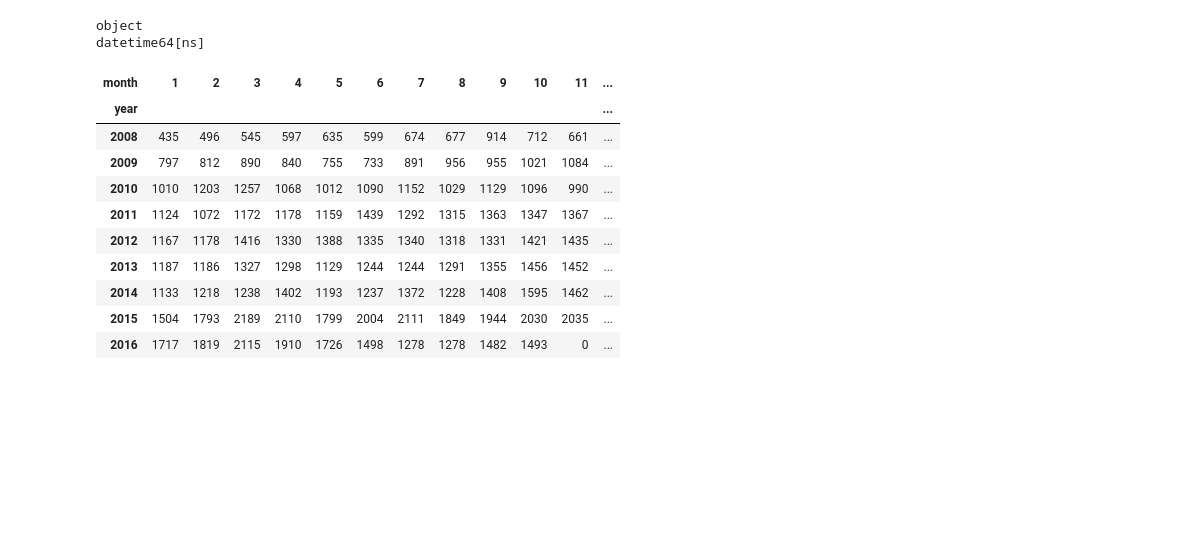
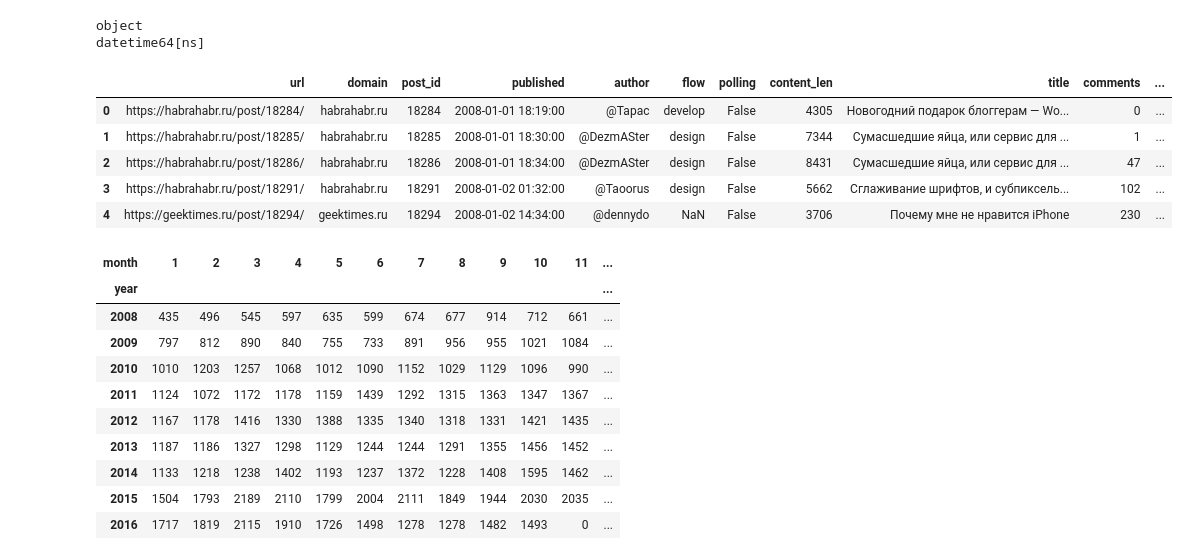
Before and after one commit to Maksim4344511/Data_science1, a Jupyter notebook: howpop_train.ipynb, the cells around one changed output. Saved outputs shown, nothing was run; the diff lists cells and outputs as text; code cells hidden in the pictures; blank space fills up the shorter version.

```diff
--- a/howpop_train.ipynb
+++ b/howpop_train.ipynb
@@ -74,9 +74,17 @@ datetime64[ns]
 # %%
 df["year"] = [d.year for d in df.published]
 df["month"] = [d.month for d in df.published]
 
 df["dayofweek"] = [d.isoweekday() for d in df.published]
 df["hour"] = [d.hour for d in df.published]
+df.head()
+# %% [output]
+|  | url | domain | post_id | published | author | flow | polling | content_len | title | comments | ... |
+| 0 | https://habrahabr.ru/post/18284/ | habrahabr.ru | 18284 | 2008-01-01 18:19:00 | @Tapac | develop | False | 4305 | Новогодний подарок блоггерам — Wo... | 0 | ... |
+| 1 | https://habrahabr.ru/post/18285/ | habrahabr.ru | 18285 | 2008-01-01 18:30:00 | @DezmASter | design | False | 7344 | Сумасшедшие яйца, или сервис для ... | 1 | ... |
+| 2 | https://habrahabr.ru/post/18286/ | habrahabr.ru | 18286 | 2008-01-01 18:34:00 | @DezmASter | design | False | 8431 | Сумасшедшие яйца, или сервис для ... | 47 | ... |
+| 3 | https://habrahabr.ru/post/18291/ | habrahabr.ru | 18291 | 2008-01-02 01:32:00 | @Taoorus | design | False | 5662 | Сглаживание шрифтов, и субпиксель... | 102 | ... |
+| 4 | https://geektimes.ru/post/18294/ | geektimes.ru | 18294 | 2008-01-02 14:34:00 | @dennydo | NaN | False | 3706 | Почему мне не нравится iPhone | 230 | ... |
 # %%
 #В каком месяце (и какого года) было больше всего публикаций?
 pd.crosstab(df['year'], df['month'])
```
Also changed, not shown: parts of 7 cells of this notebook, 2 other files.
